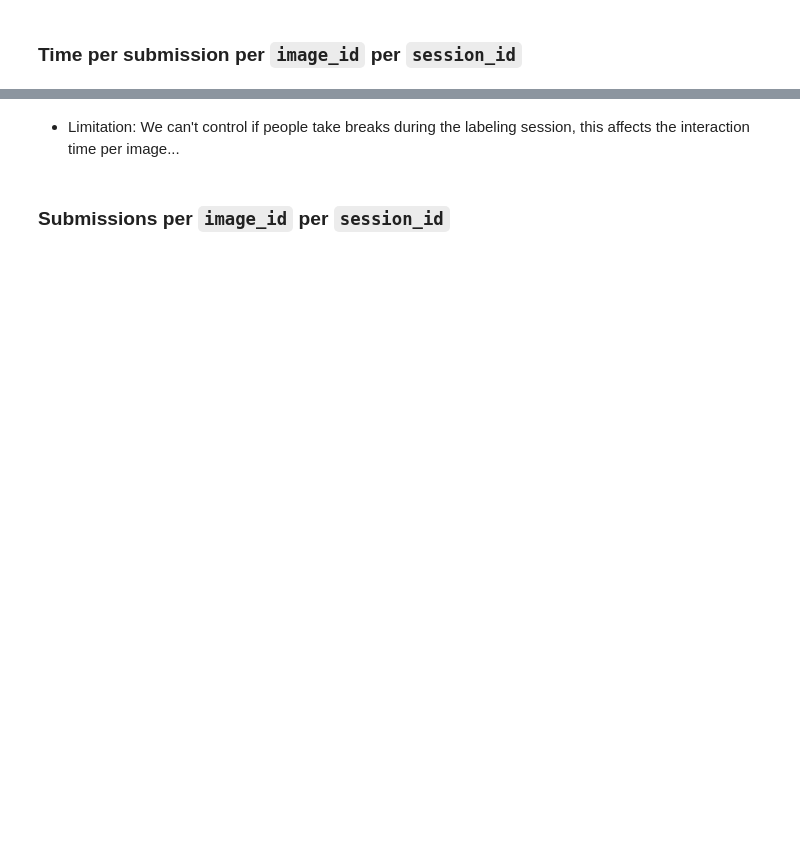
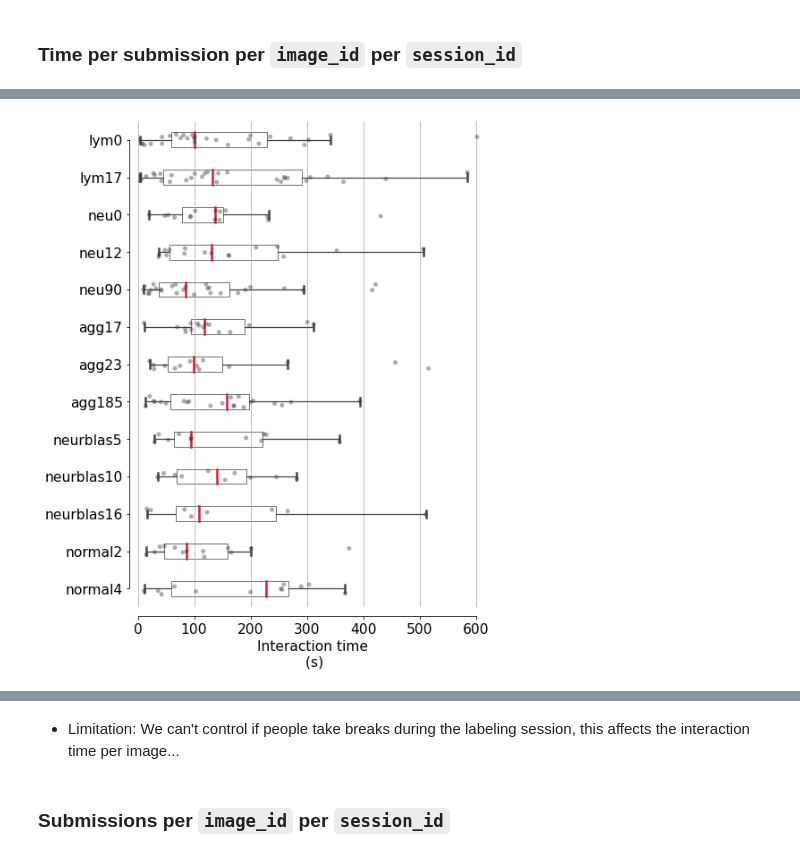
Before and after one commit to soupwaylee/masters-thesis-grabcut-cp-evaluation, a Jupyter notebook: interaction_eval.ipynb, the cells around one changed output, grey strips where cells are left out. Saved outputs shown, nothing was run; the diff lists cells and outputs as text; code cells hidden in the pictures; blank space fills up the shorter version.

Commit message:
Backup current plotting progress

```diff
--- a/interaction_eval.ipynb
+++ b/interaction_eval.ipynb
@@ -121,3 +125,10 @@ df_final_interaction_per_image_per_session['first_interaction_time'] = pd.to_dat
 df_final_interaction_per_image_per_session['submission_time'] = pd.to_datetime(df_final_interaction_per_image_per_session['submission_time'])
 
 df_final_interaction_per_image_per_session['interaction_duration'] = df_final_interaction_per_image_per_session['submission_time'] - df_final_interaction_per_image_per_session['first_interaction_time']
+
+df_final_interaction_per_image_per_session['interaction_duration'] \
+    = df_final_interaction_per_image_per_session['interaction_duration'].dt.total_seconds().astype('int32')
+
+df_final_interaction_per_image_per_session['annotated_pixels_percentage'] = df_final_interaction_per_image_per_session['annotated_pixels'] / (384 * 512)
+
+df_final_interaction_per_image_per_session['image_id'] = df_final_interaction_per_image_per_session['image_id'].astype(imgs)
@@ -127,5 +160,9 @@ df_final_interaction_per_image_per_session['interaction_duration'] = df_final_in
 # %%
 # df_mean_submission_per_image_per_session = df_max_submission_per_image_per_session.groupby('image_id').agg({'interaction_duration': [('mean_interaction_duration', 'mean')]})
 # %%
-df_interaction_time_per_image_per_session = df_final_interaction_per_image_per_session[['image_id', 'interaction_duration', 'mask_uuid']]
+df_interaction_time_per_image_per_session = df_final_interaction_per_image_per_session[['image_id', 'interaction_duration']]
 df_submissions_per_image_per_session = df_final_interaction_per_image_per_session[['image_id', 'total_submissions']]
+
+df_interaction_time_per_image_per_session['image_id'] = df_interaction_time_per_image_per_session['image_id'].astype(imgs)
+
+df_submissions_per_image_per_session['image_id'] = df_submissions_per_image_per_session['image_id'].astype(imgs)
@@ -132,3 +179,0 @@ df_submissions_per_image_per_session = df_final_interaction_per_image_per_sessio
-# %%
-df_interaction_time_per_image_per_session['interaction_duration_seconds'] = df_interaction_time_per_image_per_session['interaction_duration'].dt.total_seconds()
-# df_interaction_time_per_image_per_session
@@ -191,0 +182,30 @@ See the caveats in the documentation: https://pandas.pydata.org/pandas-docs/stab
+# %%
+# sns.set_style("ticks")
+sns.set_style({
+    'xtick.top': False,
+    'ytick.right': False,
+})
+
+f, ax = plt.subplots(figsize=(7, 10))
+
+PROPS = {
+    'boxprops':{'facecolor':'none'},
+    'medianprops':{'color':'#d71c33', 'linewidth': 2.5},
+    'whiskerprops':{'linewidth': 1.25},
+    'capprops':{'linewidth': 2.5}
+}
+
+b = sns.boxplot(y='image_id', x='interaction_duration', data=df_interaction_time_per_image_per_session, showfliers = False, width=.4, whis=1.8, linewidth=0.75, **PROPS)
+
+sns.stripplot(y='image_id', x='interaction_duration', data=df_interaction_time_per_image_per_session, size=5, color=".2", alpha=.4, jitter=0.15)
+
+ax.xaxis.grid(True)
+ax.set(xlabel="Interaction time\n (s)")
+ax.set(ylabel="")
+ax.set_xlim([0, 620])
+sns.despine(offset=10, trim=True)
+# plt.xticks(rotation=15)
+
+plt.savefig(f"plots/interaction_times.png", bbox_inches='tight')
+# %% [output]
+[figure, added]
```
Also changed, not shown: parts of 29 cells of this notebook, 4 other files.
